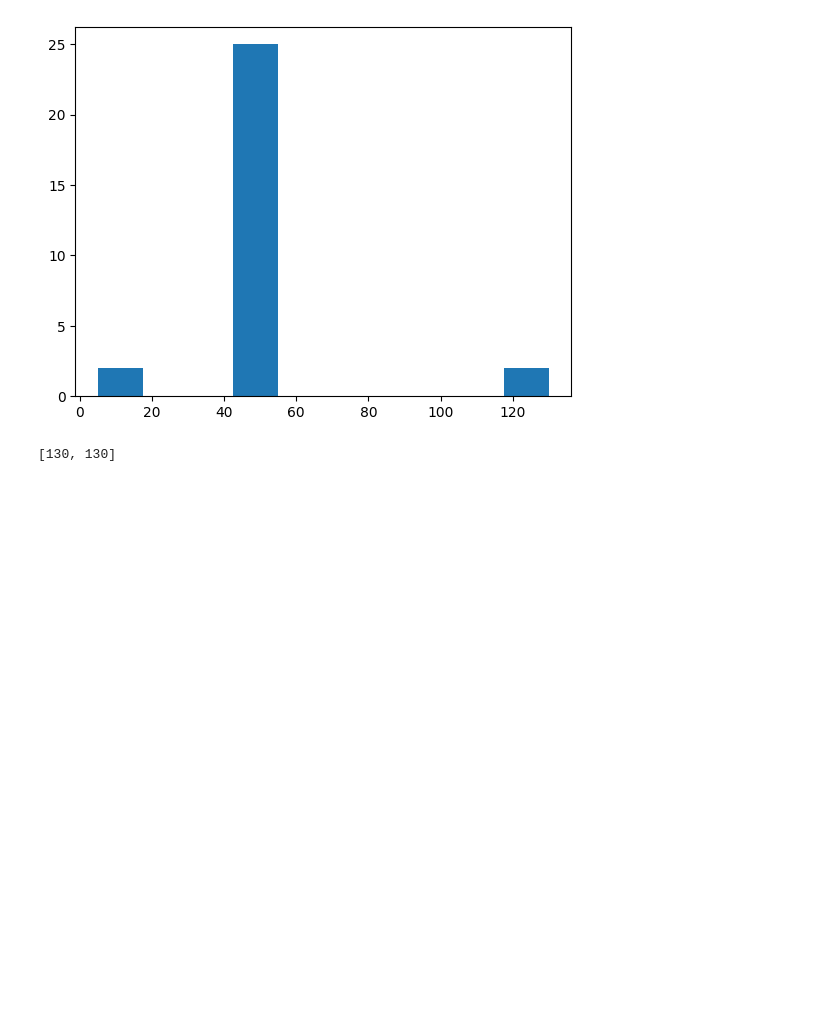
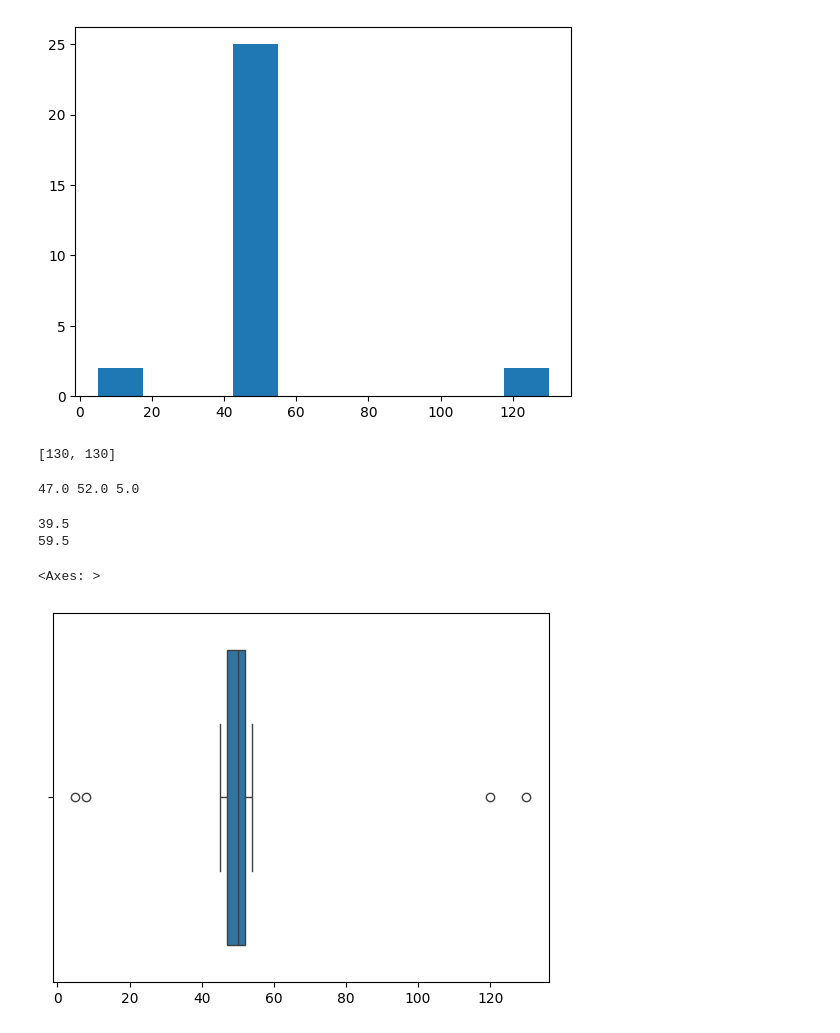
Before and after one commit to xostar2/statistics_with_python, a Jupyter notebook: iqr.ipynb, the cells around one changed output. Saved outputs shown, nothing was run; the diff lists cells and outputs as text; code cells hidden in the pictures; blank space fills up the shorter version.

```diff
--- a/iqr.ipynb
+++ b/iqr.ipynb
@@ -44,0 +55,20 @@ print(outliear_list)
+# %%
+dataset=sorted(dataset)
+# %%
+q1,q3=np.percentile(dataset,[25,75])
+iqr=q3-q1
+print(q1,q3,iqr)
+# %% [output]
+47.0 52.0 5.0
+# %%
+#find lower_fence and higher_fence
+lower_fence=q1-(1.5*iqr)
+print(lower_fence)
+
+higher_fence=q3+(1.5*iqr)
+print(higher_fence)
+
+#find outliers
+# %% [output]
+39.5
+59.5
@@ -44,0 +77,5 @@ print(outliear_list)
+# %%
+sns.boxplot(x=dataset)
+# %% [output]
+<Axes: >
+[figure, added]
```
Also changed, not shown: parts of 4 cells of this notebook, 12 other files.
